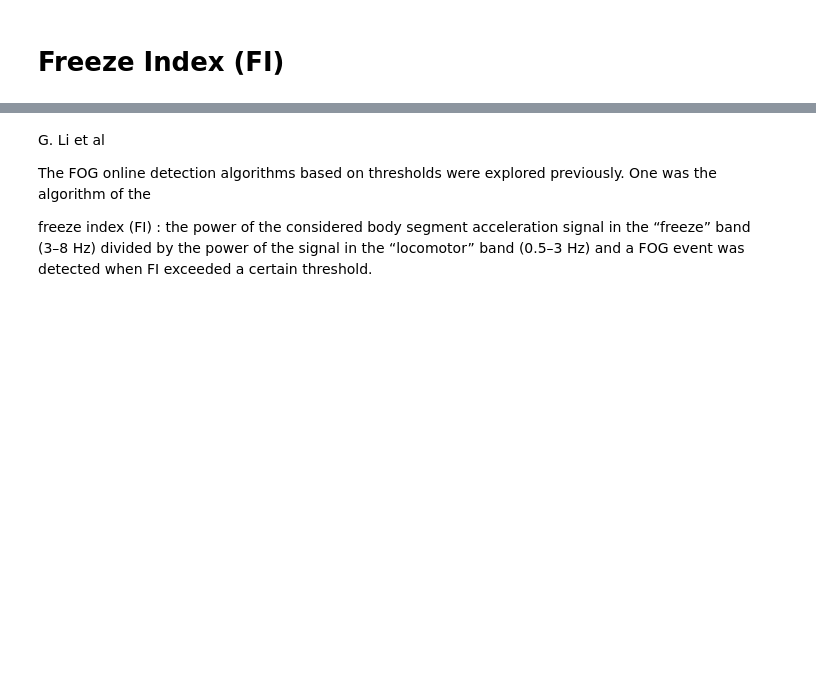
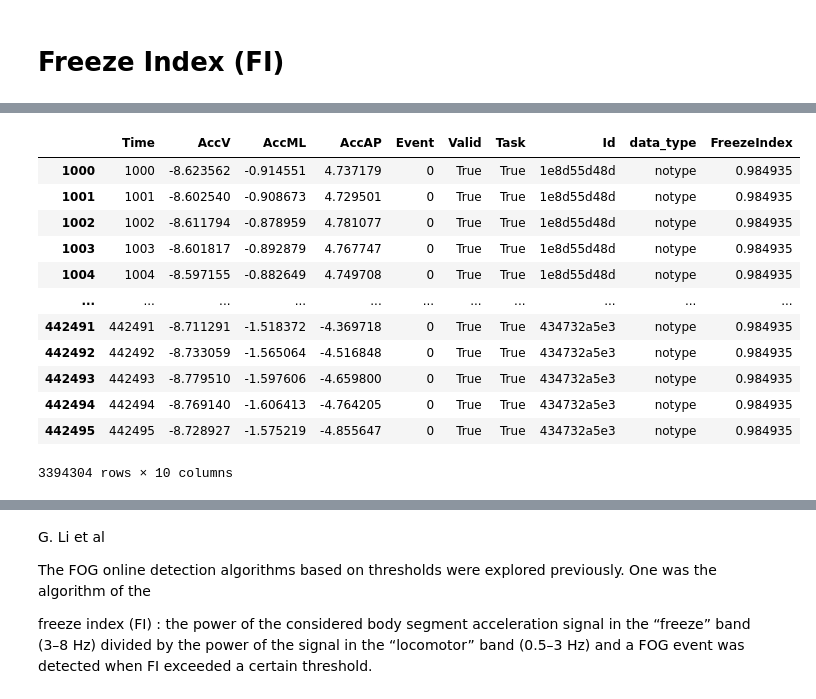
Before and after one commit to JO-HEEJIN/AI, a Jupyter notebook: fog-fi-by-momo.ipynb, the cells around one changed output, grey strips where cells are left out. Saved outputs shown, nothing was run; the diff lists cells and outputs as text; code cells hidden in the pictures; blank space fills up the shorter version.

```diff
--- a/fog-fi-by-momo.ipynb
+++ b/fog-fi-by-momo.ipynb
@@ -325,0 +544,16 @@ Here is an example of how you might calculate the FI in Python:
+# %%
+df
+# %% [output]
+|  | Time | AccV | AccML | AccAP | Event | Valid | Task | Id | data_type | FreezeIndex |
+| 1000 | 1000 | -8.623562 | -0.914551 | 4.737179 | 0 | True | True | 1e8d55d48d | notype | 0.984935 |
+| 1001 | 1001 | -8.602540 | -0.908673 | 4.729501 | 0 | True | True | 1e8d55d48d | notype | 0.984935 |
+| 1002 | 1002 | -8.611794 | -0.878959 | 4.781077 | 0 | True | True | 1e8d55d48d | notype | 0.984935 |
+| 1003 | 1003 | -8.601817 | -0.892879 | 4.767747 | 0 | True | True | 1e8d55d48d | notype | 0.984935 |
+| 1004 | 1004 | -8.597155 | -0.882649 | 4.749708 | 0 | True | True | 1e8d55d48d | notype | 0.984935 |
+| ... | ... | ... | ... | ... | ... | ... | ... | ... | ... | ... |
+| 442491 | 442491 | -8.711291 | -1.518372 | -4.369718 | 0 | True | True | 434732a5e3 | notype | 0.984935 |
+| 442492 | 442492 | -8.733059 | -1.565064 | -4.516848 | 0 | True | True | 434732a5e3 | notype | 0.984935 |
+| 442493 | 442493 | -8.779510 | -1.597606 | -4.659800 | 0 | True | True | 434732a5e3 | notype | 0.984935 |
+| 442494 | 442494 | -8.769140 | -1.606413 | -4.764205 | 0 | True | True | 434732a5e3 | notype | 0.984935 |
+| 442495 | 442495 | -8.728927 | -1.575219 | -4.855647 | 0 | True | True | 434732a5e3 | notype | 0.984935 |
+3394304 rows × 10 columns
```
Also changed, not shown: parts of 43 cells of this notebook.
